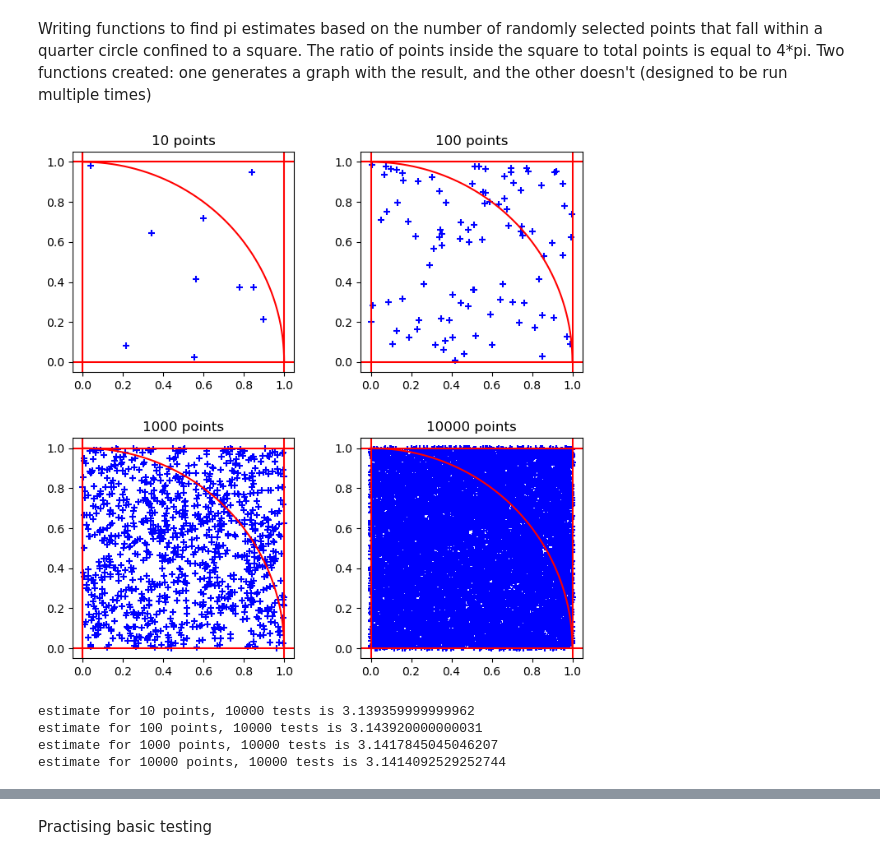
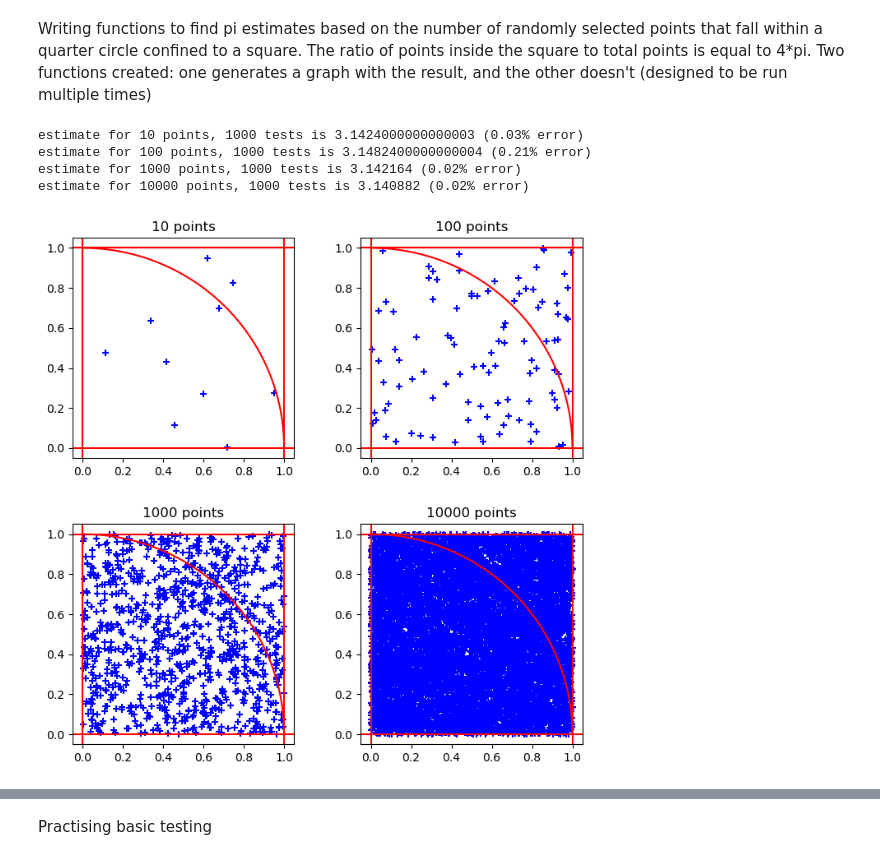
Before and after one commit to ellabeck03/finding-pi-monte-carlo, a Jupyter notebook: finding_pi.ipynb, the cells around one changed output, grey strips where cells are left out. Saved outputs shown, nothing was run; the diff lists cells and outputs as text; code cells hidden in the pictures.

```diff
--- a/finding_pi.ipynb
+++ b/finding_pi.ipynb
@@ -12,7 +12,7 @@ import pytest
 # %%
 radius = 1
 points = [10, 100, 1000, 10000]
-number_of_tests = 10000
+number_of_tests = 1000
 # %% [markdown]
 Writing functions to find pi estimates based on the number of randomly selected points that fall within a quarter circle confined to a square. The ratio of points inside the square to total points is equal to 4*pi. Two functions created: one generates a graph with the result, and the other doesn't (designed to be run multiple times)
 # %%
@@ -139,24 +130,39 @@ def multiple_estimates(points, radius_in):
 # %%
+%%time
 fig = plt.figure(figsize = [8,8])
 subplot_grid = gridspec.GridSpec(2,2, wspace = 0.3, hspace = 0.3)
 
-def main():
 
-    #plotting a single test
-    x, y = generate_2d_points(points)
-    circle_x, circle_y = find_circle_coords(radius)
-    results, percentage_error = find_pi_estimate(x, y)
-    plotting(x, y, circle_x, circle_y, results, percentage_error)
+x_points = []
+y_points = []
+estimates = []
+results = []
 
-    #performing multiple tests
-    multiple_estimates(points, radius)
+circle_x, circle_y = find_circle_coords(radius)
 
-    return
+for i in range(len(points)):
+    x, y = generate_2d_points(points[i])
+    x_points.append(x)
+    y_points.append(y)
 
-main()
+    estimate, error = find_pi_estimate(x, y, points[i])
+    estimates.append(estimate)
+    #print(estimate)
+
+    subplot = fig.add_subplot(subplot_grid[i])
+    plotting(subplot, x, y, circle_x, circle_y)
+    subplot.set_title("{0} points".format(points[i]))
+
+    result = multiple_estimates(points[i], radius)
+    results.append(result)
+
+    percentage_error = abs((np.pi - result) / np.pi) * 100
+    print("estimate for {0} points, {1} tests is {2} ({3:.2f}% error)".format(points[i], number_of_tests, result, percentage_error))
+
+plt.show()
 # %% [output]
+estimate for 10 points, 1000 tests is 3.1424000000000003 (0.03% error)
+estimate for 100 points, 1000 tests is 3.1482400000000004 (0.21% error)
+estimate for 1000 points, 1000 tests is 3.142164 (0.02% error)
+estimate for 10000 points, 1000 tests is 3.140882 (0.02% error)
-[figure, old version]
+[figure, new version]
-estimate for 10 points, 10000 tests is 3.139359999999962
-estimate for 100 points, 10000 tests is 3.143920000000031
-estimate for 1000 points, 10000 tests is 3.1417845045046207
-estimate for 10000 points, 10000 tests is 3.1414092529252744
```
Also changed, not shown: parts of 3 cells of this notebook.
